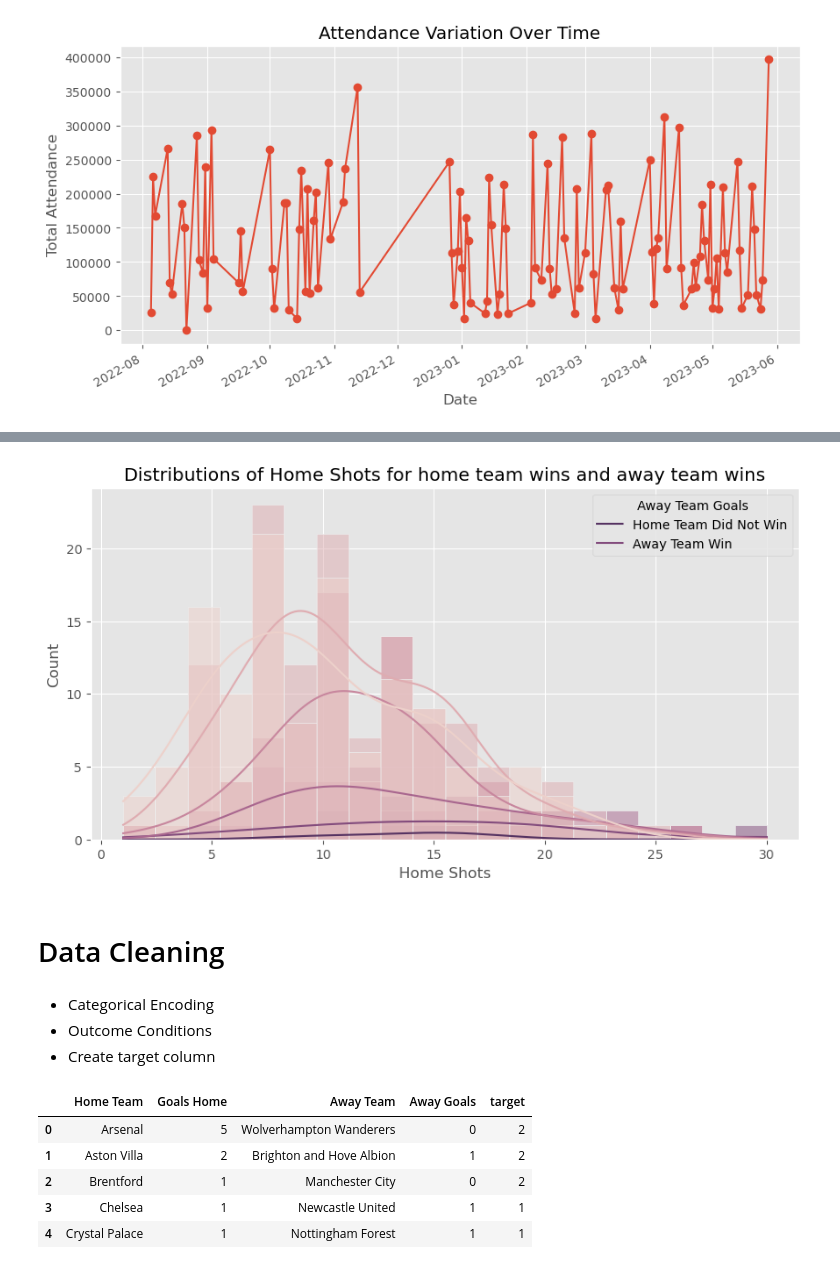
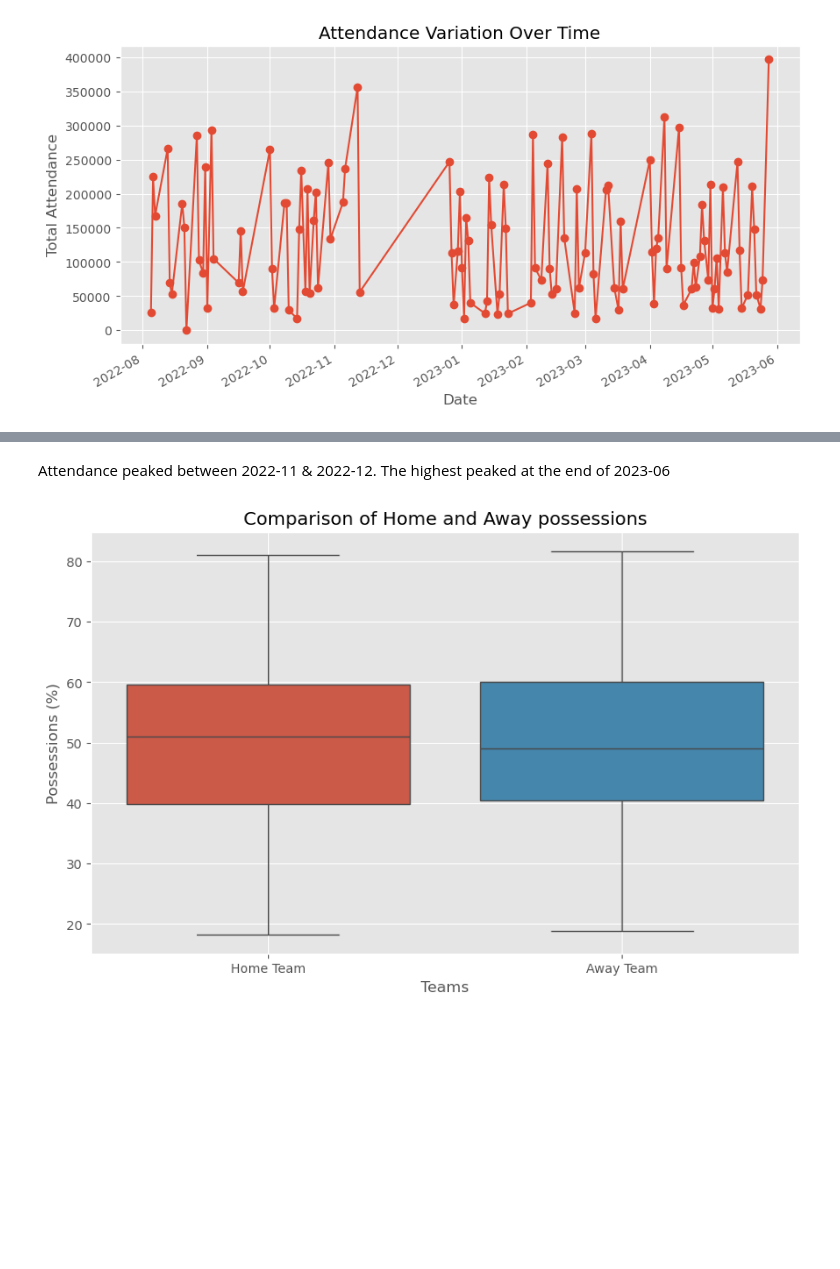
Before and after one commit to Snkiha/Premier-League-Win-Prediction, a Jupyter notebook: premierLeague_LogR.ipynb, the cells around one changed output, grey strips where cells are left out. Drawn from its saved outputs; the diff is of its cells as text; code cells hidden in the pictures; blank space fills up the shorter version.

```diff
--- a/premierLeague_LogR.ipynb
+++ b/premierLeague_LogR.ipynb
@@ -155,38 +122,14 @@ plt.show()
-# %%
-# Visualize the distributions of 'away_shots' for home team wins and away team wins
-plt.figure(figsize = (10, 5))
-sns.histplot(data = data_subset, x = 'away_shots', hue = 'Away Goals', bins = 20, kde = True)
-plt.title('Distributions of Home Shots for home team wins and away team wins')
-plt.xlabel('Home Shots')
-plt.legend(title = 'Away Team Goals', labels = ['Home Team Did Not Win', 'Away Team Win'])
-plt.show()
-# %% [output]
-[figure, removed]
-# %% [markdown]
-# Data Cleaning
-# %% [markdown]
-- Categorical Encoding
-- Outcome Conditions
-- Create target column
-# %%
-# Outcome Conditions
-conditions = [
-    (df['Goals Home'] > df['Away Goals']), # Win
-    (df['Goals Home'] == df['Away Goals']), # Draw
-    (df['Goals Home'] < df['Away Goals']) # Loss
-    ]
-
-# Defining outcome
-values = [2, 1, 0] # (2 = Win, 1 = Draw, 0 = Loss)
-
-# Create a target column
-df['target'] = np.select(conditions, values)
-
-df[['Home Team', 'Goals Home', 'Away Team', 'Away Goals', 'target']].head()
-# %% [output]
-|  | Home Team | Goals Home | Away Team | Away Goals | target |
-| 0 | Arsenal | 5 | Wolverhampton Wanderers | 0 | 2 |
-| 1 | Aston Villa | 2 | Brighton and Hove Albion | 1 | 2 |
-| 2 | Brentford | 1 | Manchester City | 0 | 2 |
-| 3 | Chelsea | 1 | Newcastle United | 1 | 1 |
-| 4 | Crystal Palace | 1 | Nottingham Forest | 1 | 1 |
+# %% [markdown]
+Attendance peaked between 2022-11 & 2022-12. The highest peaked at the end of 2023-06
+# %%
+# Comparison of Home and Away possessions
+plt.figure(figsize = (10, 6))
+sns.boxplot(df[['home_possessions', 'away_possessions']])
+plt.title('Comparison of Home and Away possessions')
+plt.xlabel('Teams')
+plt.ylabel('Possessions (%)')
+plt.xticks(ticks = [0, 1], labels = ['Home Team', 'Away Team'])
+plt.grid(True)
+plt.show()
+# %% [output]
+[figure, added]
```
Also changed, not shown: parts of 17 cells of this notebook.
